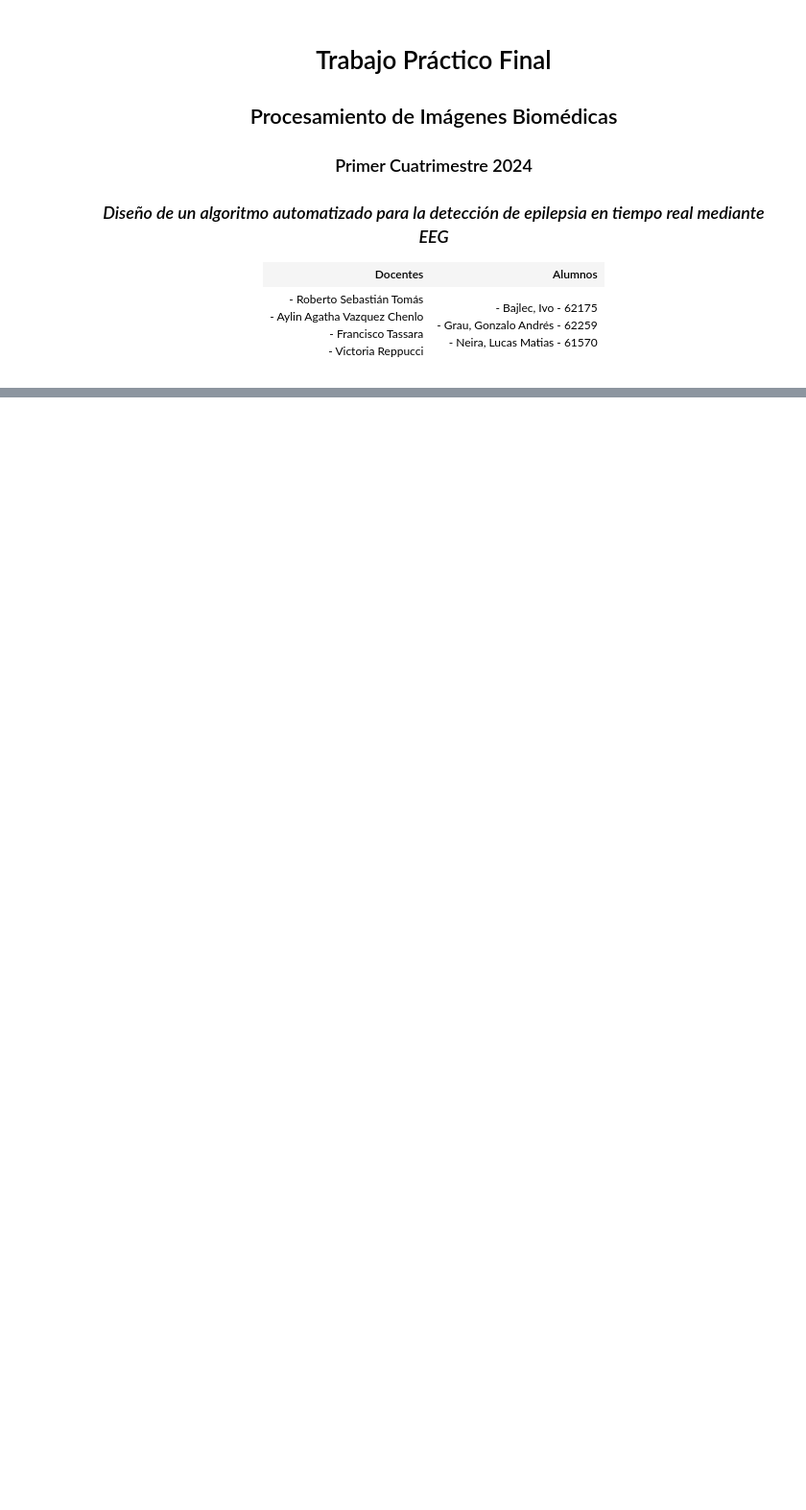
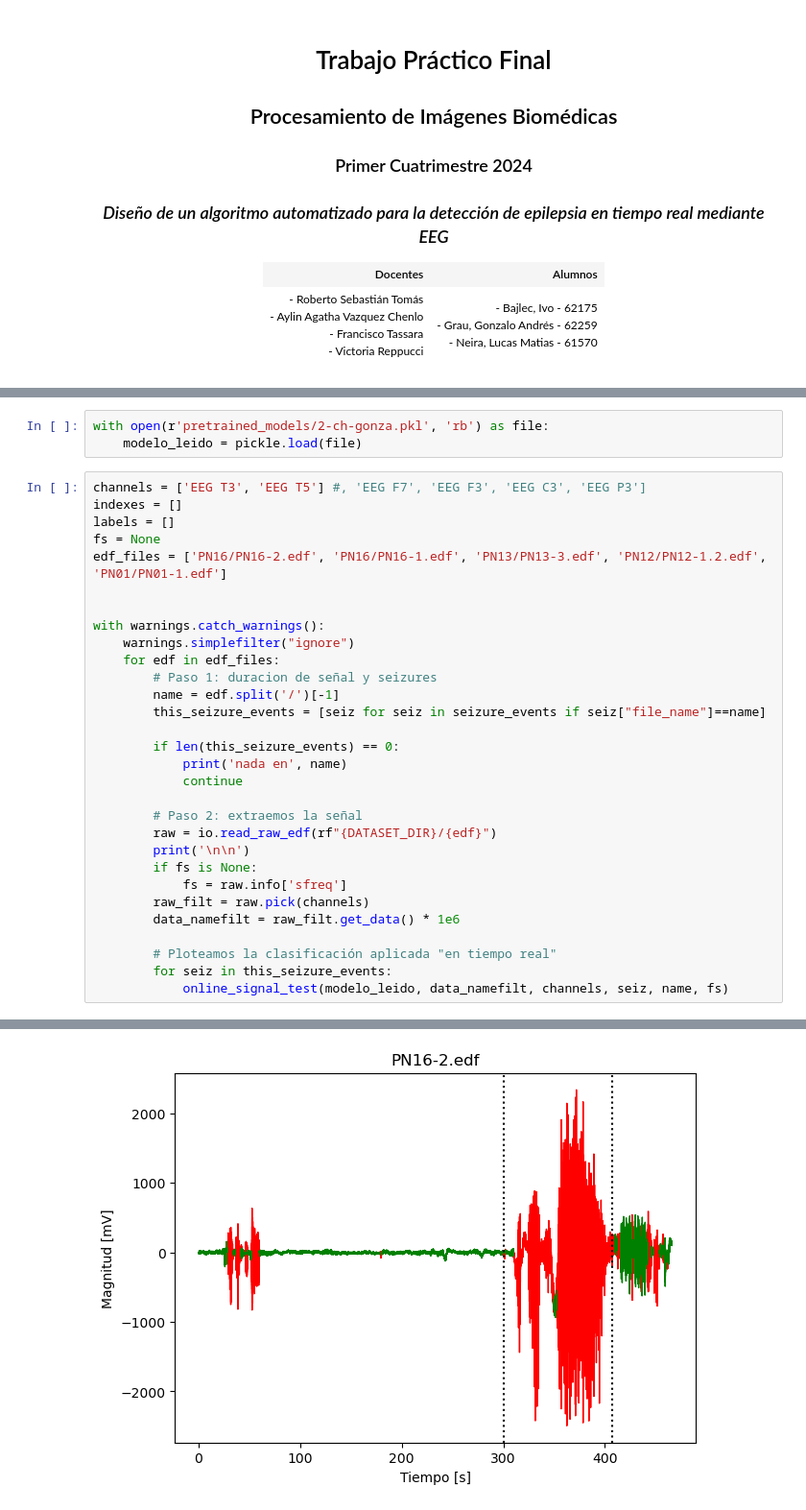
Before and after one commit to gonzagrau/epilepsy_detection, a Jupyter notebook: informe-final-PSIB-BGN.ipynb, the cells around one changed output, grey strips where cells are left out. Shown at 96% size. Cells and saved outputs as stored; diff of their text form; blank space fills up the shorter version.

```diff
--- a/informe-final-PSIB-BGN.ipynb
+++ b/informe-final-PSIB-BGN.ipynb
@@ -63,0 +428,34 @@ CONCLUSIÓN:
+# %%
+with open(r'pretrained_models/2-ch-gonza.pkl', 'rb') as file:
+    modelo_leido = pickle.load(file)
+# %%
+channels = ['EEG T3', 'EEG T5'] #, 'EEG F7', 'EEG F3', 'EEG C3', 'EEG P3']
+indexes = []
+labels = []
+fs = None
+edf_files = ['PN16/PN16-2.edf', 'PN16/PN16-1.edf', 'PN13/PN13-3.edf', 'PN12/PN12-1.2.edf', 'PN01/PN01-1.edf']
+
+
+with warnings.catch_warnings():
+    warnings.simplefilter("ignore")
+    for edf in edf_files:
+        # Paso 1: duracion de señal y seizures
+        name = edf.split('/')[-1]
+        this_seizure_events = [seiz for seiz in seizure_events if seiz["file_name"]==name]
+
+        if len(this_seizure_events) == 0:
+            print('nada en', name)
+            continue
+
+        # Paso 2: extraemos la señal
+        raw = io.read_raw_edf(rf"{DATASET_DIR}/{edf}")
+        print('\n\n')
+        if fs is None:
+            fs = raw.info['sfreq']
+        raw_filt = raw.pick(channels)
+        data_namefilt = raw_filt.get_data() * 1e6
+
+        # Ploteamos la clasificación aplicada "en tiempo real"
+        for seiz in this_seizure_events:
+            online_signal_test(modelo_leido, data_namefilt, channels, seiz, name, fs)
+# %% [output]
@@ -63,0 +474 @@ CONCLUSIÓN:
+[figure, added]
```
Also changed, not shown: parts of 53 cells of this notebook, 4 other files.
